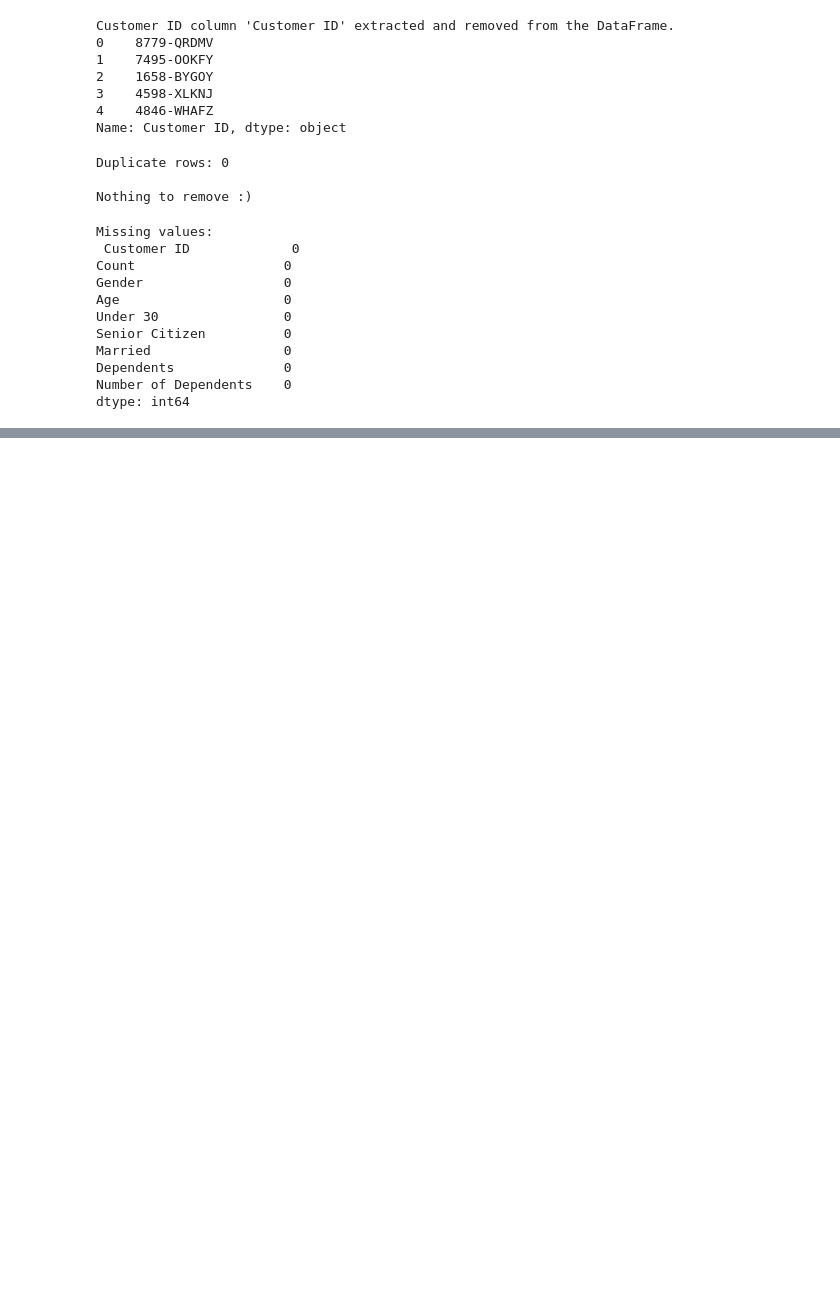
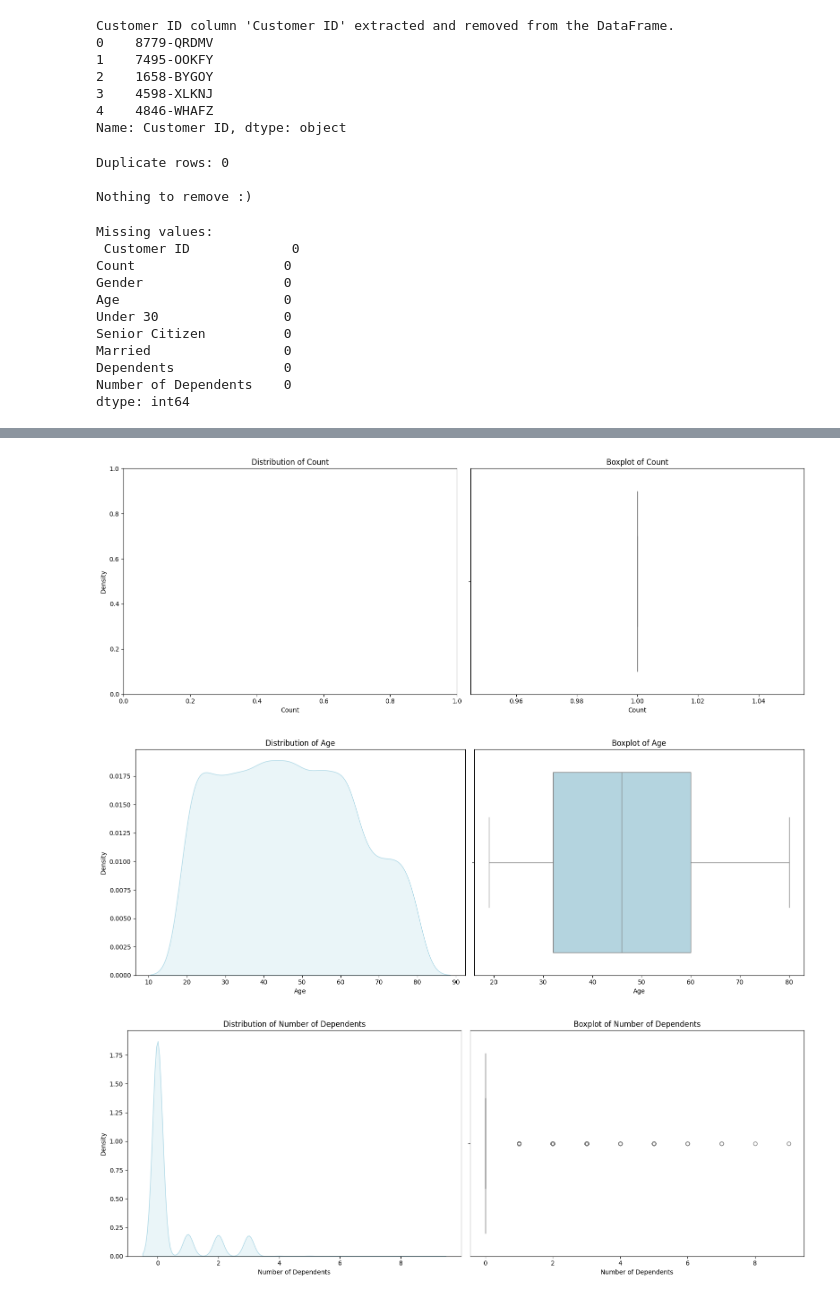
Before and after one commit to Silvano315/Churn-Prediction-with-SHAP, a Jupyter notebook: Exploratory.ipynb, the cells around one changed output, grey strips where cells are left out. Cells and saved outputs as stored; diff of their text form; code cells hidden in the pictures; blank space fills up the shorter version.

```diff
--- a/Exploratory.ipynb
+++ b/Exploratory.ipynb
@@ -122,0 +108,8 @@ Passing `palette` without assigning `hue` is deprecated and will be removed in v
+# %%
+# Numerical Features Analysis
+
+demographics_eda.numerical_analysis()
+# %% [output]
+[figure, added]
+[figure, added]
+[figure, added]
```
Also changed, not shown: parts of 1 cell of this notebook.
